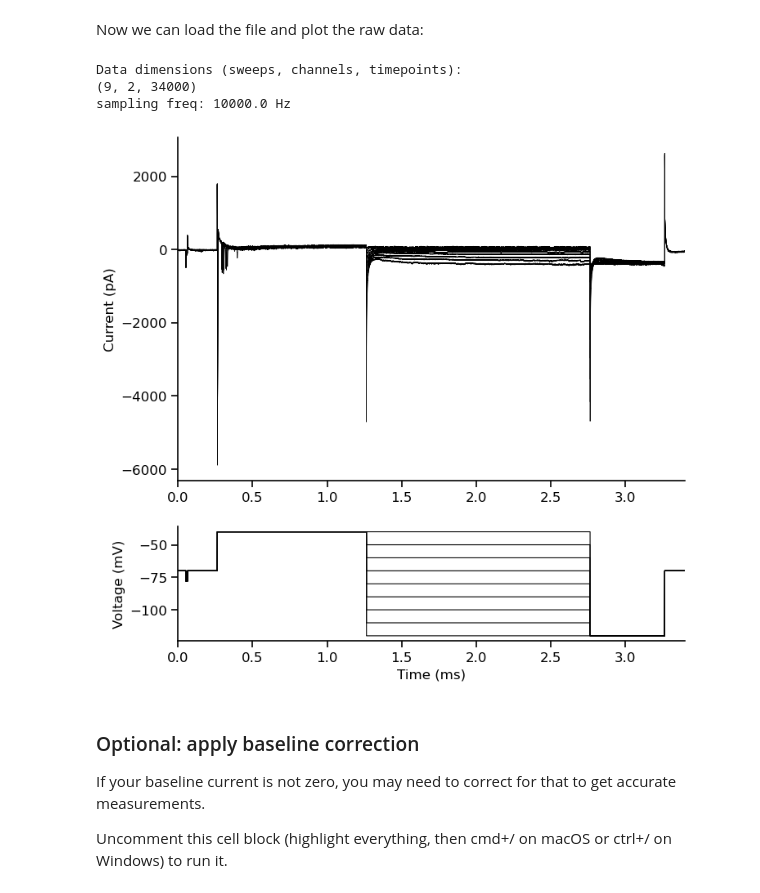
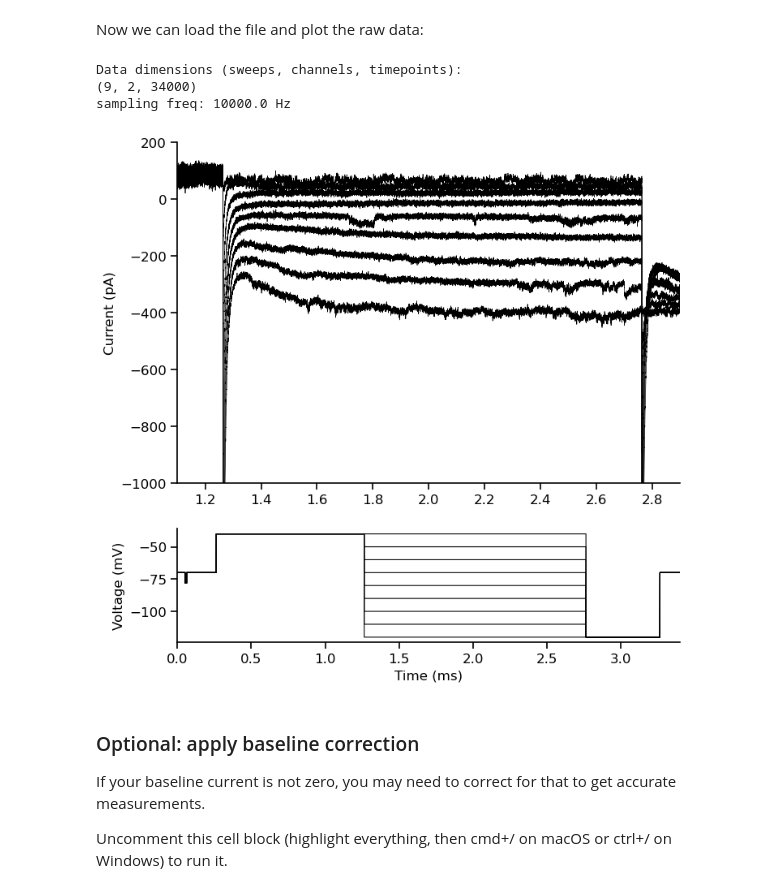
Before and after one commit to argalloni/CSHL_IonChannels2025, a Jupyter notebook: Analysis 10 - HCN Ih currents.ipynb, the cells around one changed output. Saved outputs shown, nothing was run; the diff lists cells and outputs as text; code cells hidden in the pictures.

```diff
--- a/Analysis 10 - HCN Ih currents.ipynb
+++ b/Analysis 10 - HCN Ih currents.ipynb
@@ -39,21 +39,21 @@ Now we can load the file and plot the raw data:
 # %%
 ## Extract the sweeps, time and sampling frequency:
 sweeps, sweeps_time, sampling_freq = get_sweeps(data_file)
 
 print(f"Data dimensions (sweeps, channels, timepoints): \n{sweeps.shape}")
 print(f"sampling freq: {sampling_freq} Hz")
 
 current_traces = sweeps[:, 0, :]
 voltage_traces = sweeps[:, 1, :]
 ax = plot_traces(sweeps_time, current_traces, voltage_traces)
-# ax[0].set_ylim([-1000,200])
-# ax[0].set_xlim([1.1,2.8])
+ax[0].set_ylim([-1000,200])
+ax[0].set_xlim([1.1,2.9])
 plt.show()
 # %% [output]
 Data dimensions (sweeps, channels, timepoints):
 (9, 2, 34000)
 sampling freq: 10000.0 Hz
-[figure, old version]
+[figure, new version]
 # %% [markdown]
 ### Optional: apply baseline correction
 
```
Also changed, not shown: 1 other file.
